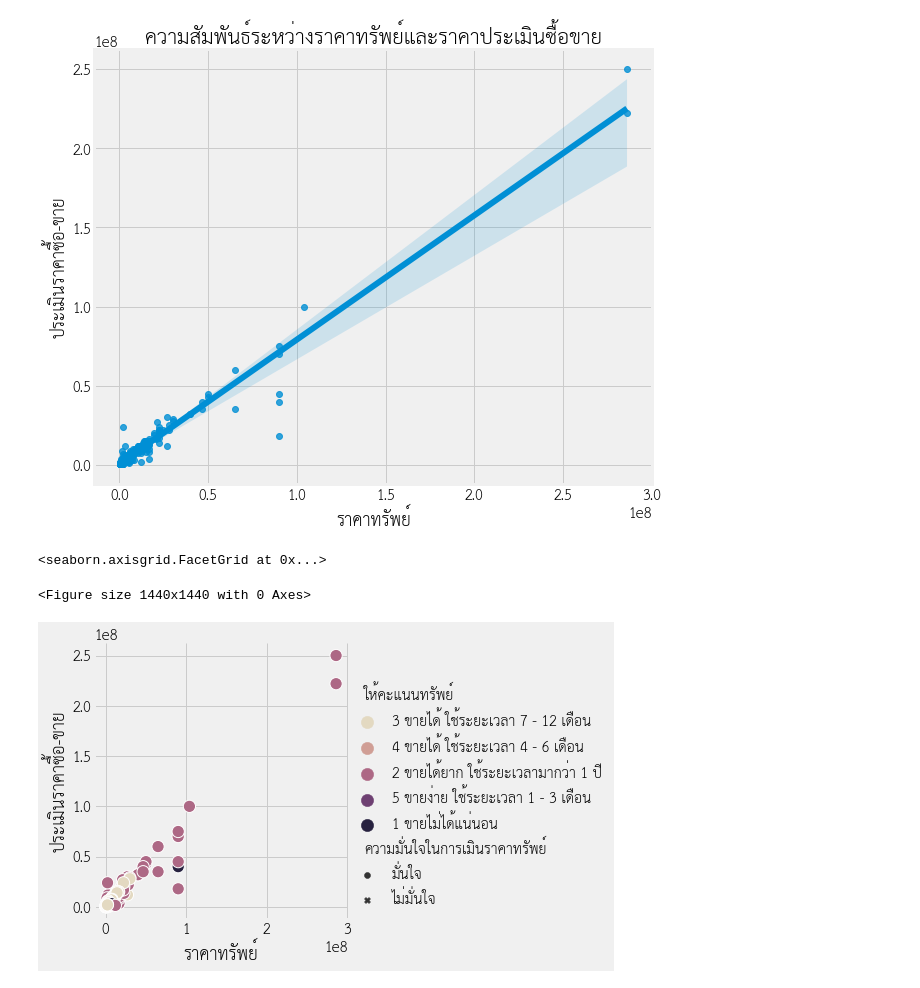
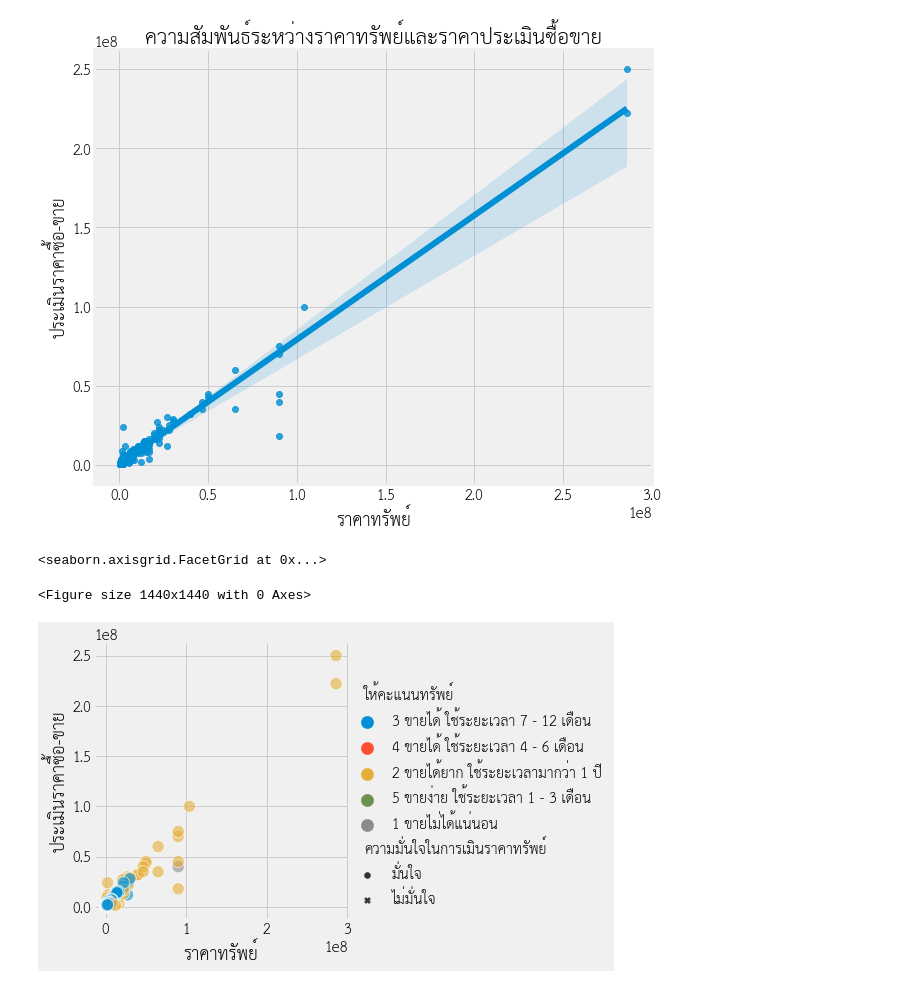
Before and after one commit to NarawitPrathansap/bsc_dpbm22, a Jupyter notebook: [dataprep1]property_estimator3.ipynb, the cells around one changed output. Cells and saved outputs as stored; diff of their text form; code cells hidden in the pictures.

```diff
--- a/[dataprep1]property_estimator3.ipynb
+++ b/[dataprep1]property_estimator3.ipynb
@@ -1689,8 +1689,9 @@ plt.show()
 [figure]
 # %%
 plt.figure(figsize=(20,20))
-sns.relplot(data=all_est, x="ราคาทรัพย์", y="ประเมินราคาซื้อ-ขาย", hue="ให้คะแนนทรัพย์",style="ความมั่นใจในการเมินราคาทรัพย์",sizes=(150, 150),size="ให้คะแนนทรัพย์" ,palette="ch:s=-.2,r=.6")
+sns.relplot(data=all_est, x="ราคาทรัพย์", y="ประเมินราคาซื้อ-ขาย", hue="ให้คะแนนทรัพย์",style="ความมั่นใจในการเมินราคาทรัพย์",sizes=(150, 150),size="ให้คะแนนทรัพย์"
+                  ,alpha=0.6)
 # %% [output]
 <seaborn.axisgrid.FacetGrid at 0x...>
 <Figure size 1440x1440 with 0 Axes>
-[figure, old version]
+[figure, new version]
```
